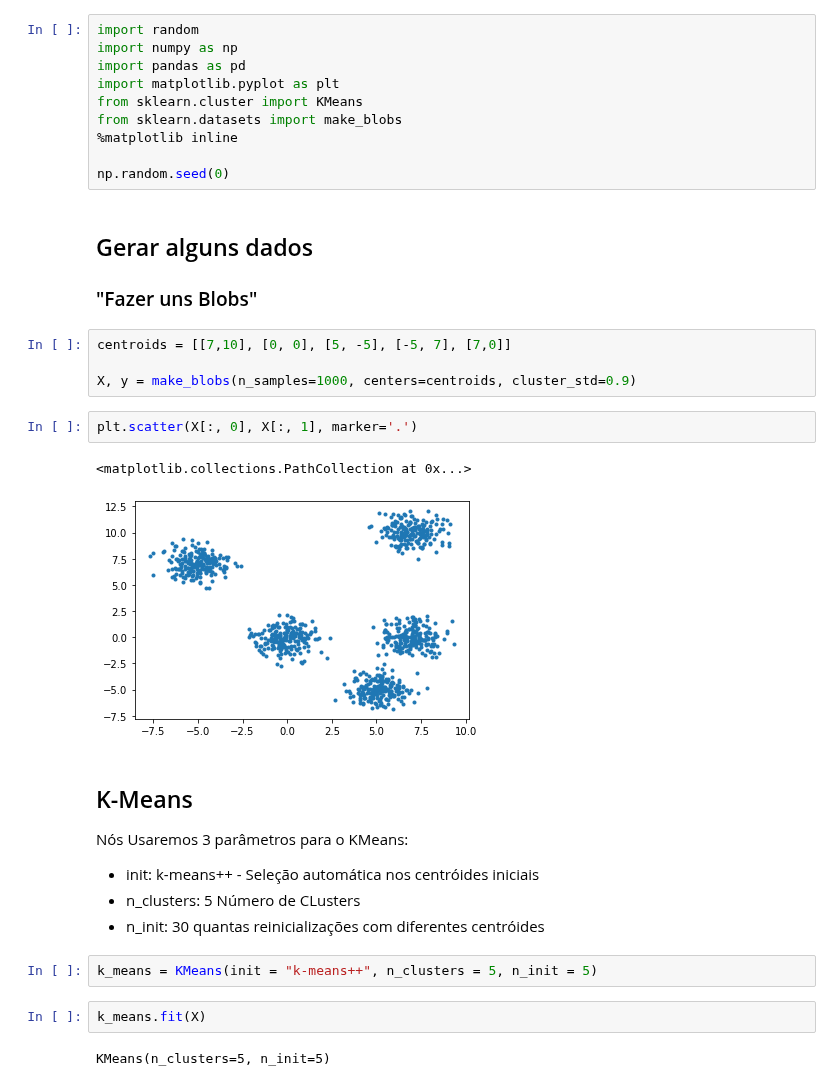
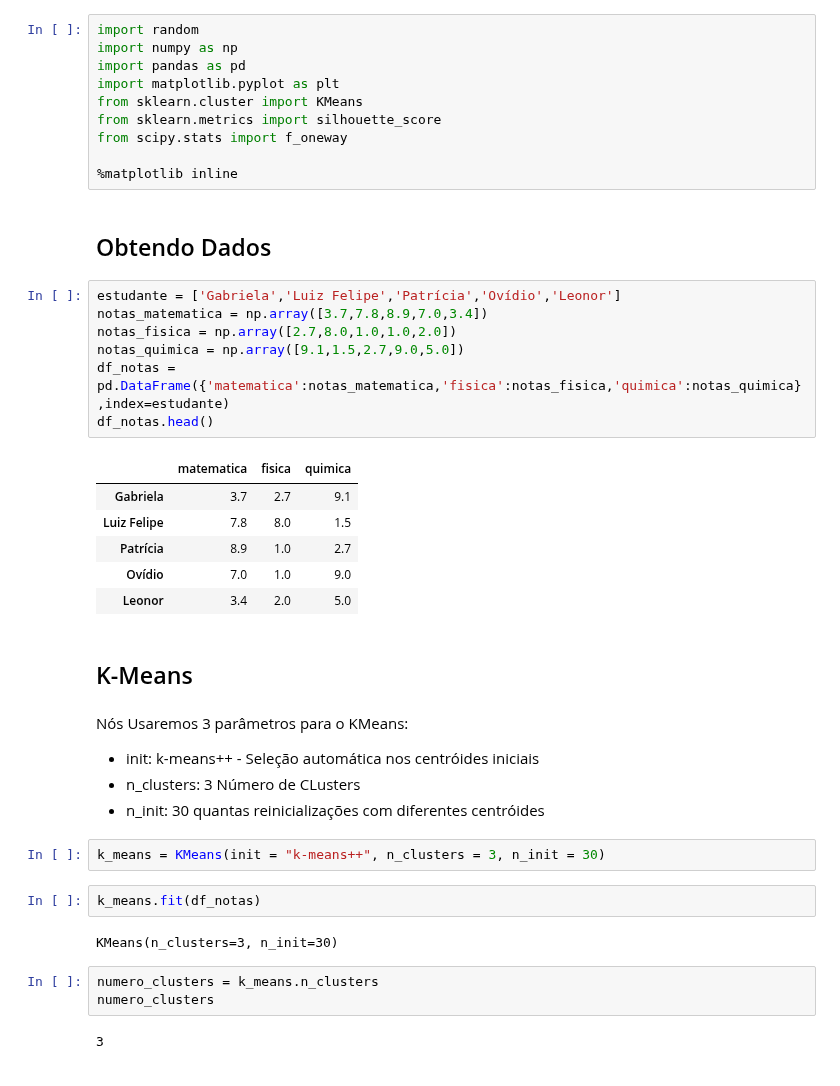
Before and after one commit to EduPekUfpr/PPGOLD7037, a Jupyter notebook: 07-DS_PPGOLD_Cluster/DS_PPGOLD_Aula07_2_Kmeans.ipynb, the cells around one changed output. Cells and saved outputs as stored; diff of their text form.

```diff
--- a/07-DS_PPGOLD_Cluster/DS_PPGOLD_Aula07_2_Kmeans.ipynb
+++ b/07-DS_PPGOLD_Cluster/DS_PPGOLD_Aula07_2_Kmeans.ipynb
@@ -16,36 +22,45 @@ import numpy as np
 import pandas as pd
 import matplotlib.pyplot as plt
 from sklearn.cluster import KMeans
-from sklearn.datasets import make_blobs
+from sklearn.metrics import silhouette_score
+from scipy.stats import f_oneway
+
 %matplotlib inline
-
-np.random.seed(0)
-# %% [markdown]
-## Gerar alguns dados
-### "Fazer uns Blobs"
-# %%
-centroids = [[7,10], [0, 0], [5, -5], [-5, 7], [7,0]]
-
-X, y = make_blobs(n_samples=1000, centers=centroids, cluster_std=0.9)
-# %%
-plt.scatter(X[:, 0], X[:, 1], marker='.')
-# %% [output]
-<matplotlib.collections.PathCollection at 0x...>
-[figure, removed]
+# %% [markdown]
+## Obtendo Dados
+# %%
+estudante = ['Gabriela','Luiz Felipe','Patrícia','Ovídio','Leonor']
+notas_matematica = np.array([3.7,7.8,8.9,7.0,3.4])
+notas_fisica = np.array([2.7,8.0,1.0,1.0,2.0])
+notas_quimica = np.array([9.1,1.5,2.7,9.0,5.0])
+df_notas = pd.DataFrame({'matematica':notas_matematica,'fisica':notas_fisica,'quimica':notas_quimica},index=estudante)
+df_notas.head()
+# %% [output]
+|  | matematica | fisica | quimica |
+| Gabriela | 3.7 | 2.7 | 9.1 |
+| Luiz Felipe | 7.8 | 8.0 | 1.5 |
+| Patrícia | 8.9 | 1.0 | 2.7 |
+| Ovídio | 7.0 | 1.0 | 9.0 |
+| Leonor | 3.4 | 2.0 | 5.0 |
+# %% [markdown]
+## K-Means
 # %% [markdown]
-## K-Means
-
 Nós Usaremos 3 parâmetros para o KMeans:
 
 * init: k-means++ - Seleção automática nos centróides iniciais
-* n_clusters: 5 Número de CLusters
+* n_clusters: 3 Número de CLusters
 * n_init: 30 quantas reinicializações com diferentes centróides
 # %%
-k_means = KMeans(init = "k-means++", n_clusters = 5, n_init = 5)
+k_means = KMeans(init = "k-means++", n_clusters = 3, n_init = 30)
 # %%
-k_means.fit(X)
+k_means.fit(df_notas)
 # %% [output]
-KMeans(n_clusters=5, n_init=5)
+KMeans(n_clusters=3, n_init=30)
+# %%
+numero_clusters = k_means.n_clusters
+numero_clusters
+# %% [output]
+3
 # %%
 k_means_labels = k_means.labels_
 k_means_labels
```
Also changed, not shown: parts of 37 cells of this notebook, 2 other files.
